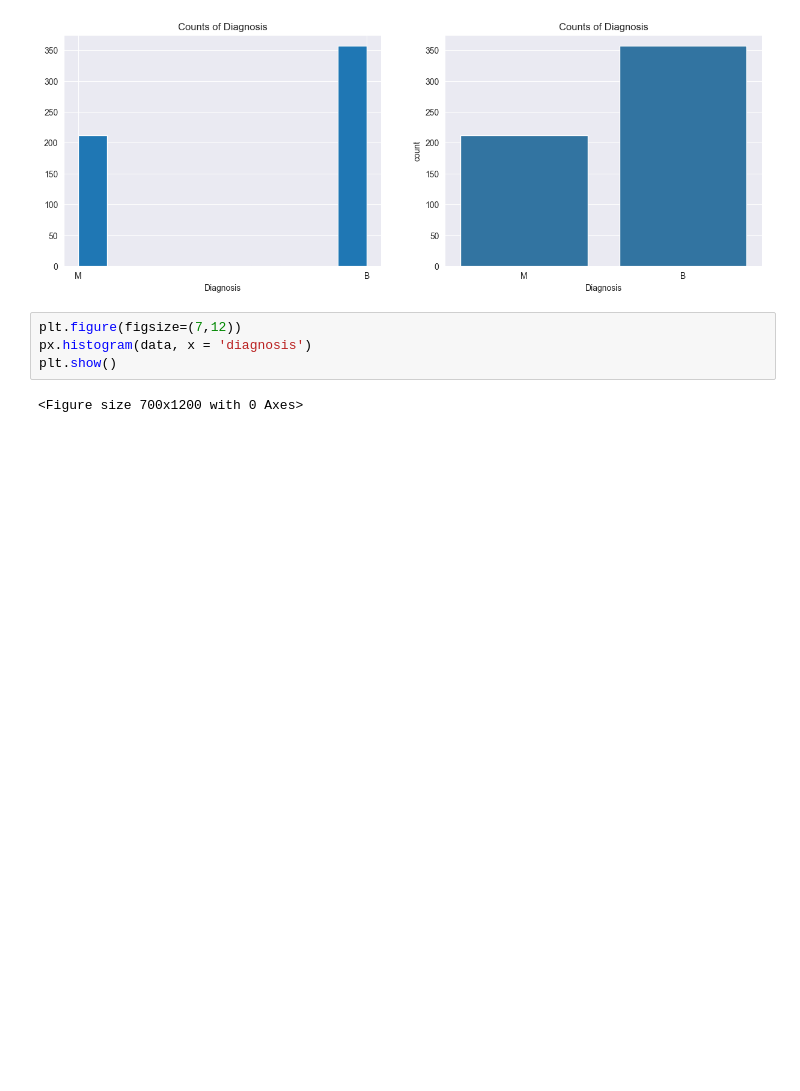
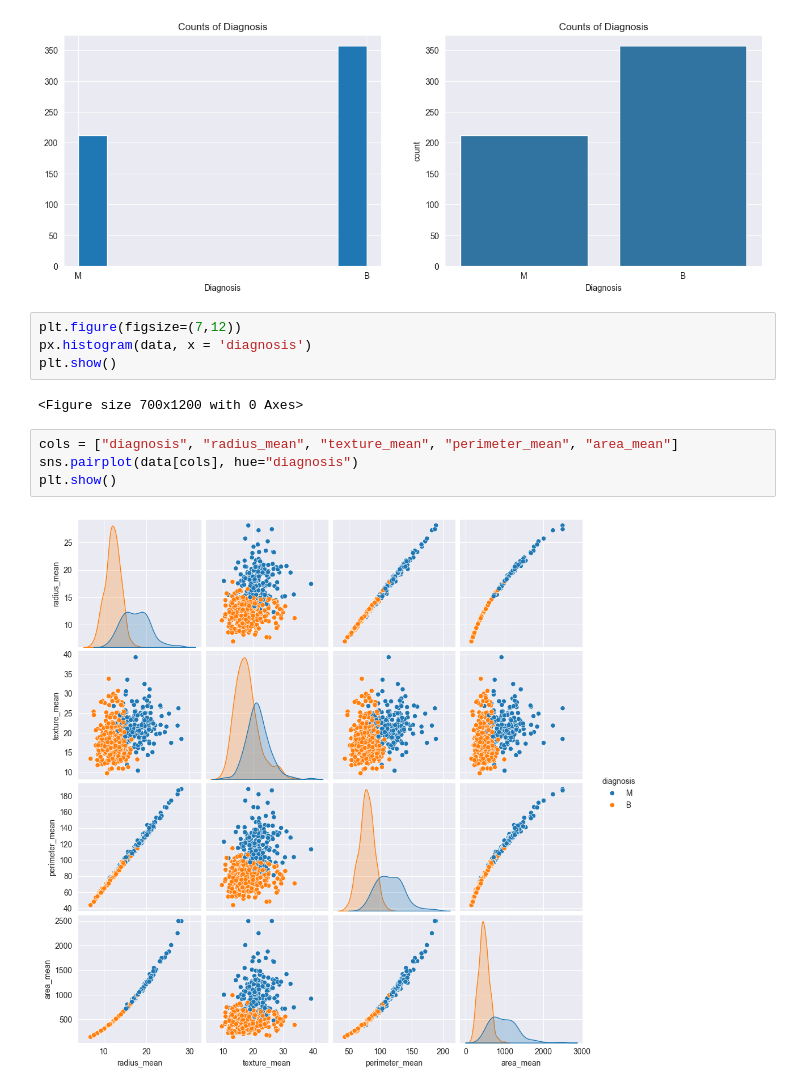
Before and after one commit to adilrasheed139/Breast-Cancer-Prediction, a Jupyter notebook: Predication model.ipynb, the cells around one changed output. Drawn from its saved outputs; the diff is of its cells as text; blank space fills up the shorter version.

Commit message:
Adding new graphs

```diff
--- a/Predication model.ipynb
+++ b/Predication model.ipynb
@@ -237,3 +237,9 @@ px.histogram(data, x = 'diagnosis')
 plt.show()
 # %% [output]
 <Figure size 700x1200 with 0 Axes>
+# %%
+cols = ["diagnosis", "radius_mean", "texture_mean", "perimeter_mean", "area_mean"]
+sns.pairplot(data[cols], hue="diagnosis")
+plt.show()
+# %% [output]
+[figure, added]
```
Also changed, not shown: parts of 13 cells of this notebook.
